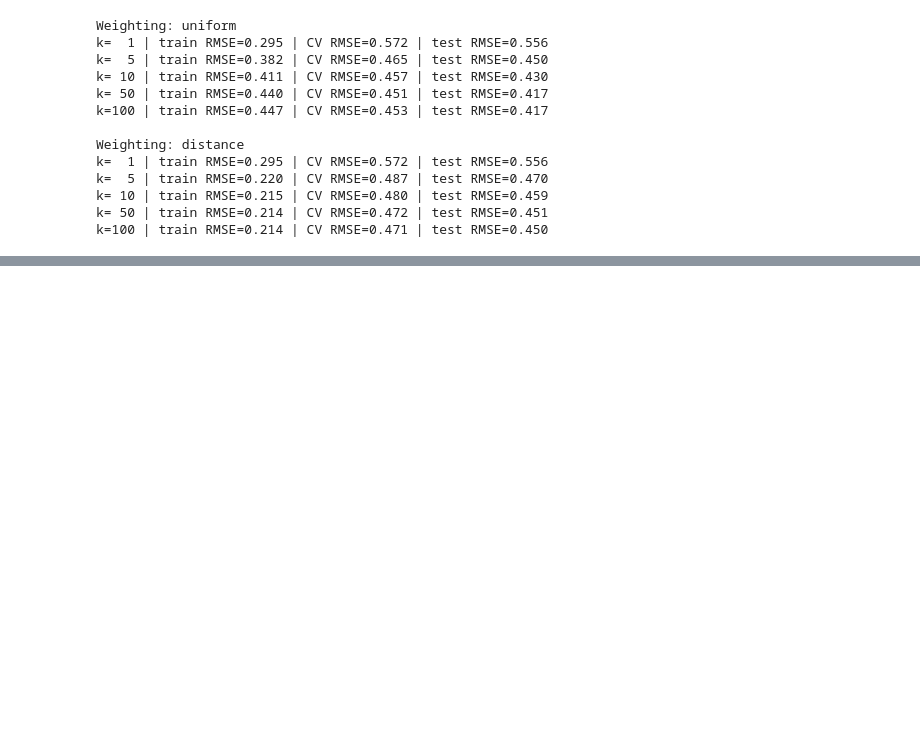
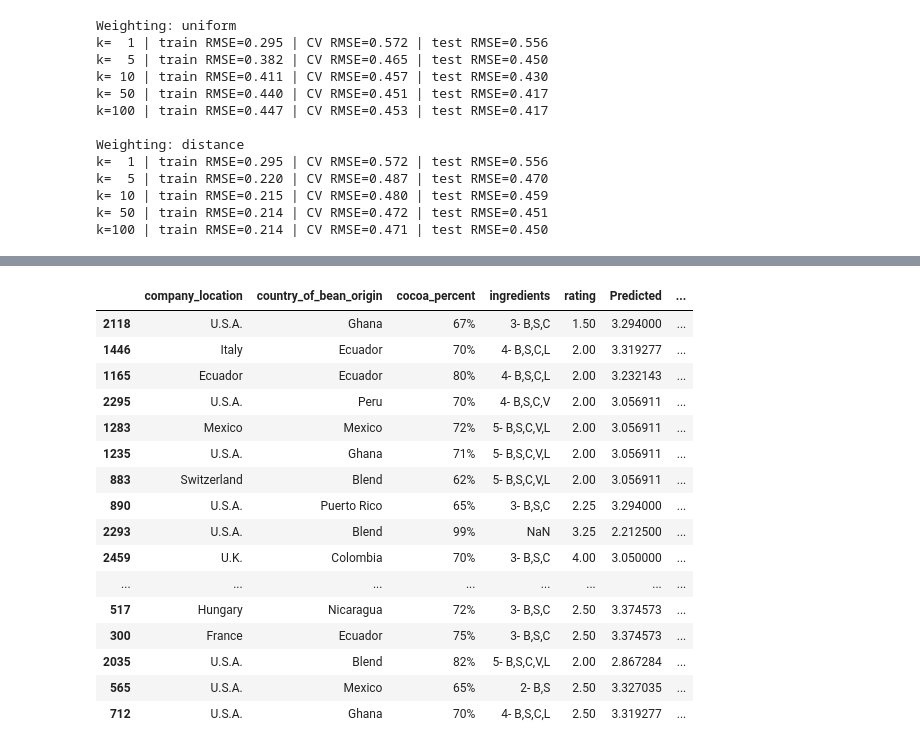
Before and after one commit to leeale2023/BA305_A9-, a Jupyter notebook: chocolate_analysis.ipynb, the cells around one changed output, grey strips where cells are left out. Drawn from its saved outputs; the diff is of its cells as text; code cells hidden in the pictures; blank space fills up the shorter version.

```diff
--- a/chocolate_analysis.ipynb
+++ b/chocolate_analysis.ipynb
@@ -74,8 +74,7 @@ print(choc["country_of_bean_origin"].unique())
 choc["cocoa_numeric"] = (
     choc["cocoa_percent"]
     .str.replace("%", "", regex=False)
-    .astype(float)
-)
+    .astype(float))
 
 # Concatenate the dummy variables side-by-side to create a single features DataFrame
 X = pd.concat([
@@ -91,8 +90,7 @@ y = choc["rating"].values
 X_train, X_test, y_train, y_test = train_test_split(
     X, y,
     test_size=0.3,
-    random_state=0
-)
+    random_state=0)
 print(X.shape)
 display(X.head())
 # %% [output]
@@ -271,0 +332,21 @@ display(top_features)
+# %%
+# Evaluate the best Decision Tree model
+
+# Get the best model selected by GridSearchCV
+best_dt = grid_search.best_estimator_
+
+# Make predictions on training and testing data
+y_train_pred_dt = best_dt.predict(X_train)
+y_test_pred_dt = best_dt.predict(X_test)
+
+# Calculate RMSE for training and testing sets
+train_rmse_dt = np.sqrt(MSE(y_train, y_train_pred_dt))
+test_rmse_dt = np.sqrt(MSE(y_test, y_test_pred_dt))
+
+# Calculate MAE for the testing set
+test_mae_dt = mean_absolute_error(y_test, y_test_pred_dt)
+
+# Display model performance
+print(f"Train RMSE: {train_rmse_dt:.3f}")
+print(f"Test RMSE: {test_rmse_dt:.3f}")
+print(f"Test MAE: {test_mae_dt:.3f}")
@@ -271,0 +434,36 @@ display(top_features)
+# %%
+# Examine the characteristics of the largest Decision Tree errors
+
+# Keep the original row indices from the test set
+test_indices = X_test.index
+
+# Pull the original chocolate information for test observations
+error_details = choc.loc[test_indices, ["company_location", "country_of_bean_origin", "cocoa_percent", "ingredients", "rating"]].copy()
+
+# Add model predictions and absolute errors
+error_details["Predicted"] = y_test_pred_dt
+error_details["Absolute_Error"] = abs(error_details["rating"] - error_details["Predicted"])
+
+# Sort from largest to smallest error
+error_details = error_details.sort_values("Absolute_Error", ascending=False)
+
+# Show the 20 largest errors
+display(error_details.head(20))
+# %% [output]
+|  | company_location | country_of_bean_origin | cocoa_percent | ingredients | rating | Predicted | ... |
+| 2118 | U.S.A. | Ghana | 67% | 3- B,S,C | 1.50 | 3.294000 | ... |
+| 1446 | Italy | Ecuador | 70% | 4- B,S,C,L | 2.00 | 3.319277 | ... |
+| 1165 | Ecuador | Ecuador | 80% | 4- B,S,C,L | 2.00 | 3.232143 | ... |
+| 2295 | U.S.A. | Peru | 70% | 4- B,S,C,V | 2.00 | 3.056911 | ... |
+| 1283 | Mexico | Mexico | 72% | 5- B,S,C,V,L | 2.00 | 3.056911 | ... |
+| 1235 | U.S.A. | Ghana | 71% | 5- B,S,C,V,L | 2.00 | 3.056911 | ... |
+| 883 | Switzerland | Blend | 62% | 5- B,S,C,V,L | 2.00 | 3.056911 | ... |
+| 890 | U.S.A. | Puerto Rico | 65% | 3- B,S,C | 2.25 | 3.294000 | ... |
+| 2293 | U.S.A. | Blend | 99% | NaN | 3.25 | 2.212500 | ... |
+| 2459 | U.K. | Colombia | 70% | 3- B,S,C | 4.00 | 3.050000 | ... |
+| ... | ... | ... | ... | ... | ... | ... | ... |
+| 517 | Hungary | Nicaragua | 72% | 3- B,S,C | 2.50 | 3.374573 | ... |
+| 300 | France | Ecuador | 75% | 3- B,S,C | 2.50 | 3.374573 | ... |
+| 2035 | U.S.A. | Blend | 82% | 5- B,S,C,V,L | 2.00 | 2.867284 | ... |
+| 565 | U.S.A. | Mexico | 65% | 2- B,S | 2.50 | 3.327035 | ... |
+| 712 | U.S.A. | Ghana | 70% | 4- B,S,C,L | 2.50 | 3.319277 | ... |
```
Also changed, not shown: parts of 11 cells of this notebook.
